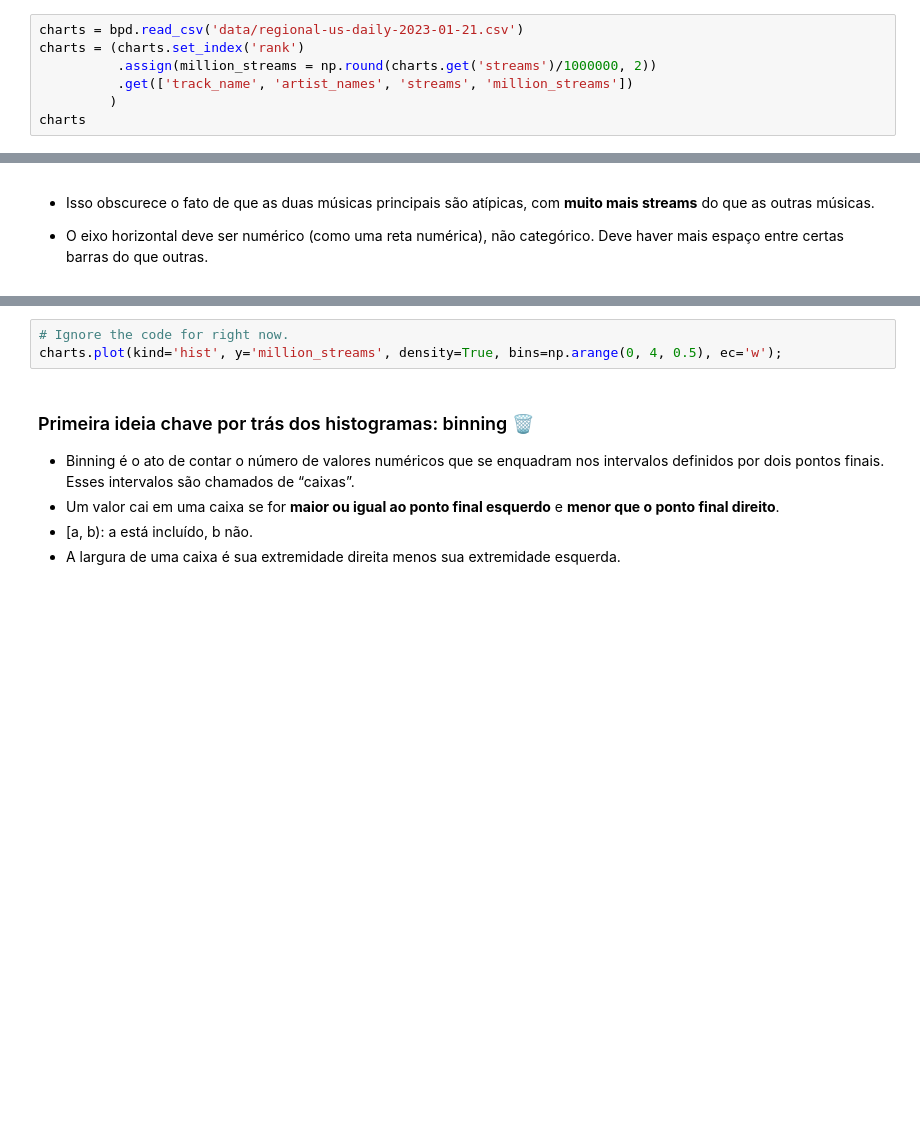
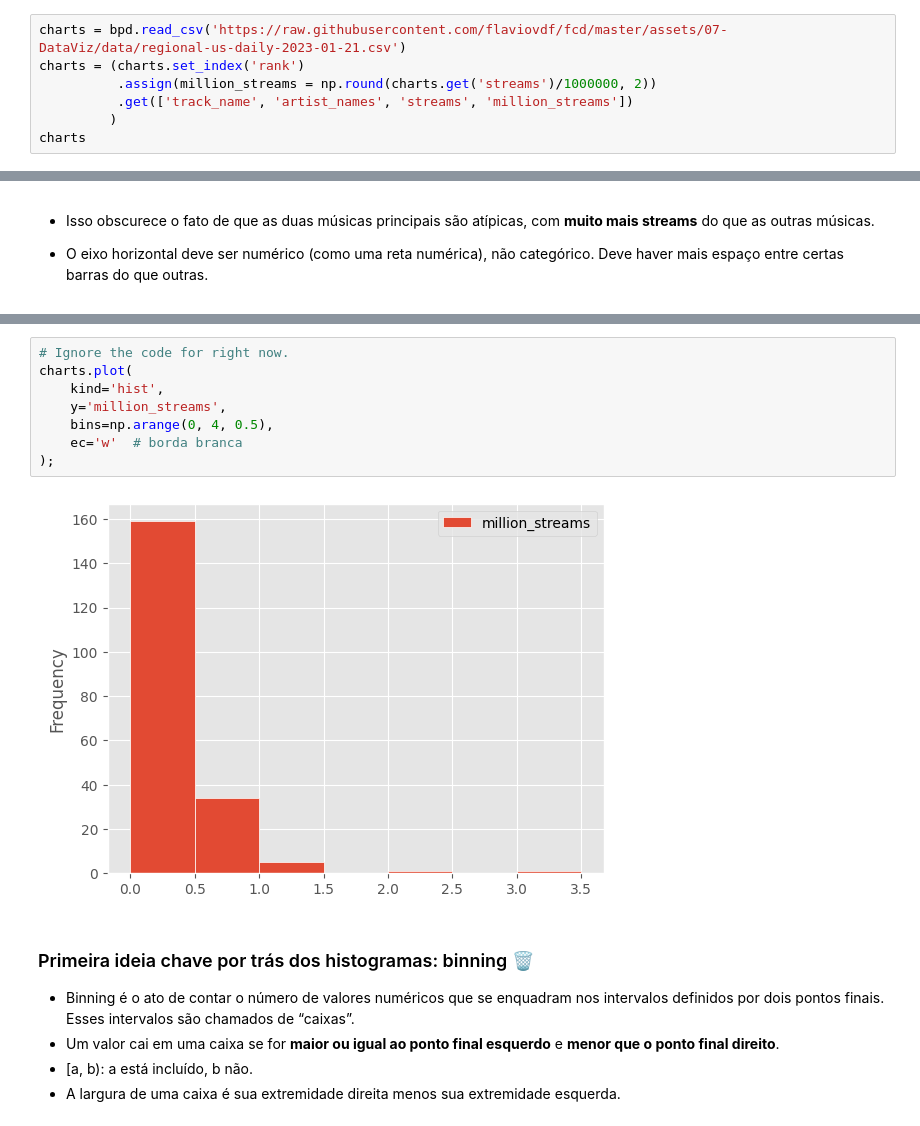
Before and after one commit to isisbiaduarte/fcd, a Jupyter notebook: _lessons/08-MaisViz.ipynb, the cells around one changed output, grey strips where cells are left out. Drawn from its saved outputs; the diff is of its cells as text; blank space fills up the shorter version.

```diff
--- a/_lessons/08-MaisViz.ipynb
+++ b/_lessons/08-MaisViz.ipynb
@@ -95,5 +93,5 @@ A distribuição de uma variável numérica nem sempre pode ser representada com
 # %%
-charts = bpd.read_csv('data/regional-us-daily-2023-01-21.csv')
+charts = bpd.read_csv('https://raw.githubusercontent.com/flaviovdf/fcd/master/assets/07-DataViz/data/regional-us-daily-2023-01-21.csv')
 charts = (charts.set_index('rank')
           .assign(million_streams = np.round(charts.get('streams')/1000000, 2))
           .get(['track_name', 'artist_names', 'streams', 'million_streams'])
@@ -120,6 +150,13 @@ Em vez de um gráfico de barras, visualizaremos a distribuição de uma variáve
 # %%
 # Ignore the code for right now.
-charts.plot(kind='hist', y='million_streams', density=True, bins=np.arange(0, 4, 0.5), ec='w');
+charts.plot(
+    kind='hist',
+    y='million_streams',
+    bins=np.arange(0, 4, 0.5),
+    ec='w'  # borda branca
+);
+# %% [output]
+[figure, added]
 # %% [markdown]
 ### Primeira ideia chave por trás dos histogramas: binning 🗑️
 
```
Also changed, not shown: parts of 48 cells of this notebook, 16 other files.
